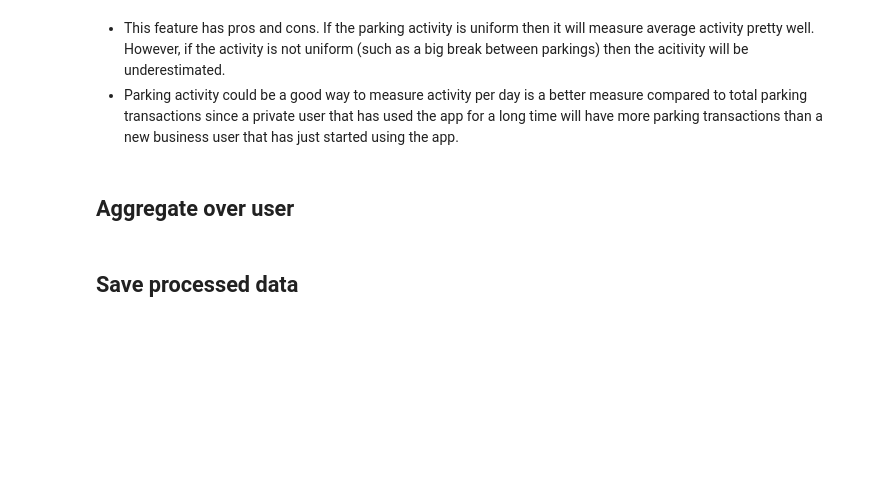
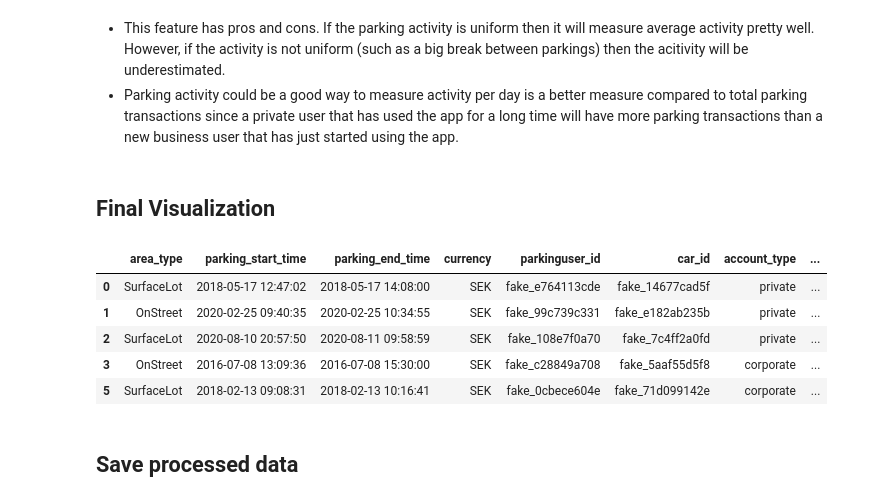
Before and after one commit to Darakhsh1999/arrive-demo, a Jupyter notebook: src/data_clean.ipynb, the cells around one changed output. Cells and saved outputs as stored; diff of their text form; code cells hidden in the pictures; blank space fills up the shorter version.

```diff
--- a/src/data_clean.ipynb
+++ b/src/data_clean.ipynb
@@ -201,3 +313,3 @@ print(df[df["currency"] == "EUR"].head())
 # %%
-df["parking_duration"] = df[["parking_start_time", "parking_end_time"]].apply(lambda x: (x[1] - x[0]).total_seconds() / 3600, axis=1)
+df["parking_duration"] = df[["parking_start_time", "parking_end_time"]].apply(lambda x: (x["parking_end_time"] - x["parking_start_time"]).total_seconds() / 3600, axis=1)
 # %% [markdown]
@@ -303,5 +415,3 @@ Name: parking_activity, dtype: float64
 # %% [markdown]
 - This feature has pros and cons. If the parking activity is uniform then it will measure average activity pretty well. However, if the activity is not uniform (such as a big break between parkings) then the acitivity will be underestimated.
 - Parking activity could be a good way to measure activity per day is a better measure compared to total parking transactions since a private user that has used the app for a long time will have more parking transactions than a new business user that has just started using the app.
-# %% [markdown]
-## Aggregate over user
@@ -311,3 +418,17 @@ Name: parking_activity, dtype: float64
+# %% [markdown]
+## Final Visualization
+# %%
+# Drop unwanted columns
+df = df.drop(columns=['parking_id', "parking_fee", 'lat', 'lon'])
+# %%
+df.head()
+# %% [output]
+|  | area_type | parking_start_time | parking_end_time | currency | parkinguser_id | car_id | account_type | ... |
+| 0 | SurfaceLot | 2018-05-17 12:47:02 | 2018-05-17 14:08:00 | SEK | fake_e764113cde | fake_14677cad5f | private | ... |
+| 1 | OnStreet | 2020-02-25 09:40:35 | 2020-02-25 10:34:55 | SEK | fake_99c739c331 | fake_e182ab235b | private | ... |
+| 2 | SurfaceLot | 2020-08-10 20:57:50 | 2020-08-11 09:58:59 | SEK | fake_108e7f0a70 | fake_7c4ff2a0fd | private | ... |
+| 3 | OnStreet | 2016-07-08 13:09:36 | 2016-07-08 15:30:00 | SEK | fake_c28849a708 | fake_5aaf55d5f8 | corporate | ... |
+| 5 | SurfaceLot | 2018-02-13 09:08:31 | 2018-02-13 10:16:41 | SEK | fake_0cbece604e | fake_71d099142e | corporate | ... |
 # %% [markdown]
 ## Save processed data
 # %%
```
Also changed, not shown: parts of 22 cells of this notebook, 3 other files.
